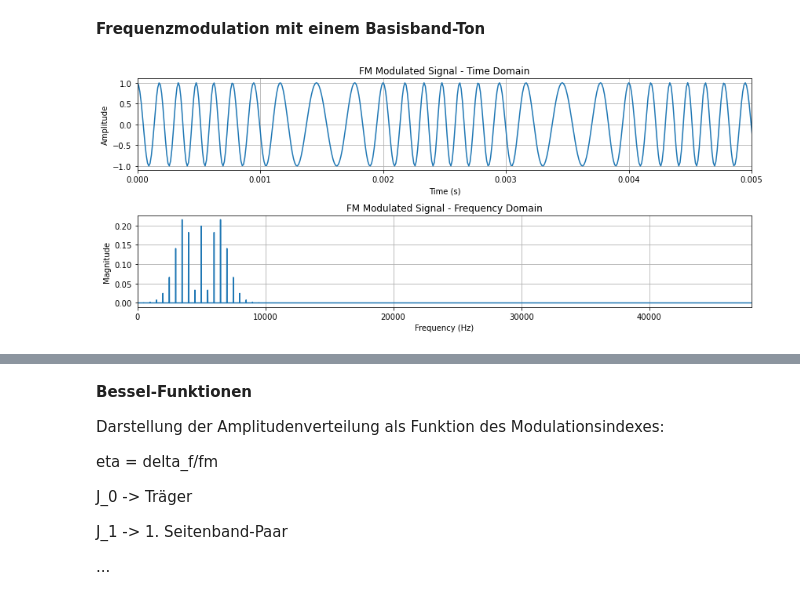
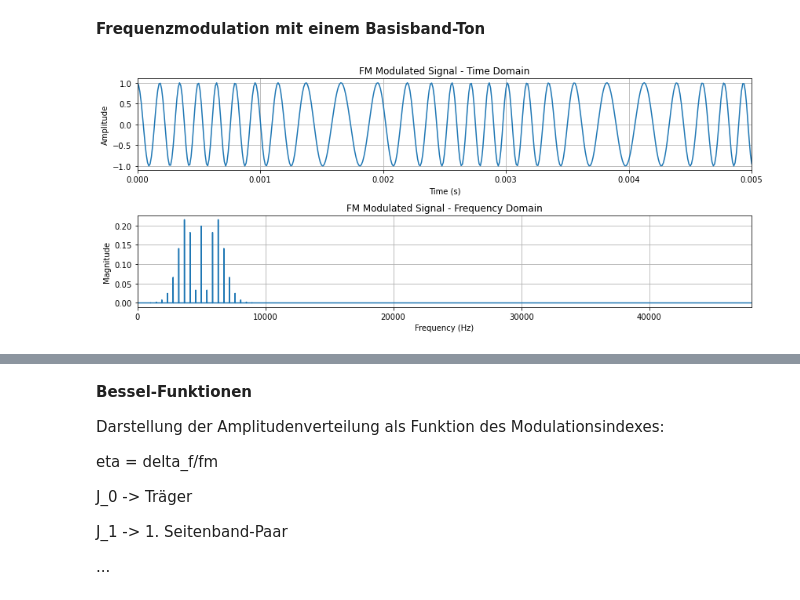
Before and after one commit to eneukirchner/jupyter-signal-simulations, a Jupyter notebook: fm.ipynb, the cells around one changed output, grey strips where cells are left out. Cells and saved outputs as stored; diff of their text form; code cells hidden in the pictures.

```diff
--- a/fm.ipynb
+++ b/fm.ipynb
@@ -7,16 +7,17 @@ from scipy.fftpack import fft, fftfreq
 
 # Parameters
 fs = 96000  # Sampling rate (Hz)
-duration = 0.1  # Duration of signal (seconds)
+duration = 2  # Duration of signal (seconds)
 t = np.arange(0, duration, 1/fs)  # Time vector
 
 fc = 5000  # Carrier frequency (Hz)
-fm = 500    # Modulating frequency (Hz)
+fm = 440   # Modulating frequency (Hz)
 eta = 4 # # Modulation index
 delta_f = eta * fm # Frequency deviation
 
 # Modulating signal
 mod_signal = np.sin(2 * np.pi * fm * t)
+
 
 # FM modulated signal
 # Compute integral of modulation signal
@@ -25,31 +26,33 @@ int_ub = (1/fs) * np.cumsum(mod_signal)  # Discrete-time integration
 # FM modulated signal
 ufm = np.cos(2 * np.pi * fc * t + 2 * np.pi * delta_f * int_ub)
 
 # Compute FFT
 N = len(t)
 freqs = fftfreq(N, 1/fs)
 fft_values = fft(ufm) / N  # Scale FFT values correctly
 
 # Plot time-domain signal
 plt.figure(figsize=(12, 5))
 plt.subplot(2, 1, 1)
 plt.plot(t, ufm)
 plt.title("FM Modulated Signal - Time Domain")
 plt.xlabel("Time (s)")
 plt.ylabel("Amplitude")
 plt.xlim(0, 0.005)  # Show only a few cycles
 plt.grid(True)
 
 # Plot frequency-domain signal
 plt.subplot(2, 1, 2)
 plt.plot(freqs[:N//2], np.abs(fft_values[:N//2]))
 plt.title("FM Modulated Signal - Frequency Domain")
 plt.xlabel("Frequency (Hz)")
 plt.ylabel("Magnitude")
 plt.xlim(0, fs/2)
 plt.grid(True)
 
 plt.tight_layout()
 plt.show()
+
+Audio(data = mod_signal, rate = fs)
 # %% [output]
-[figure, old version]
+[figure, new version]
```
Also changed, not shown: parts of 4 cells of this notebook.
